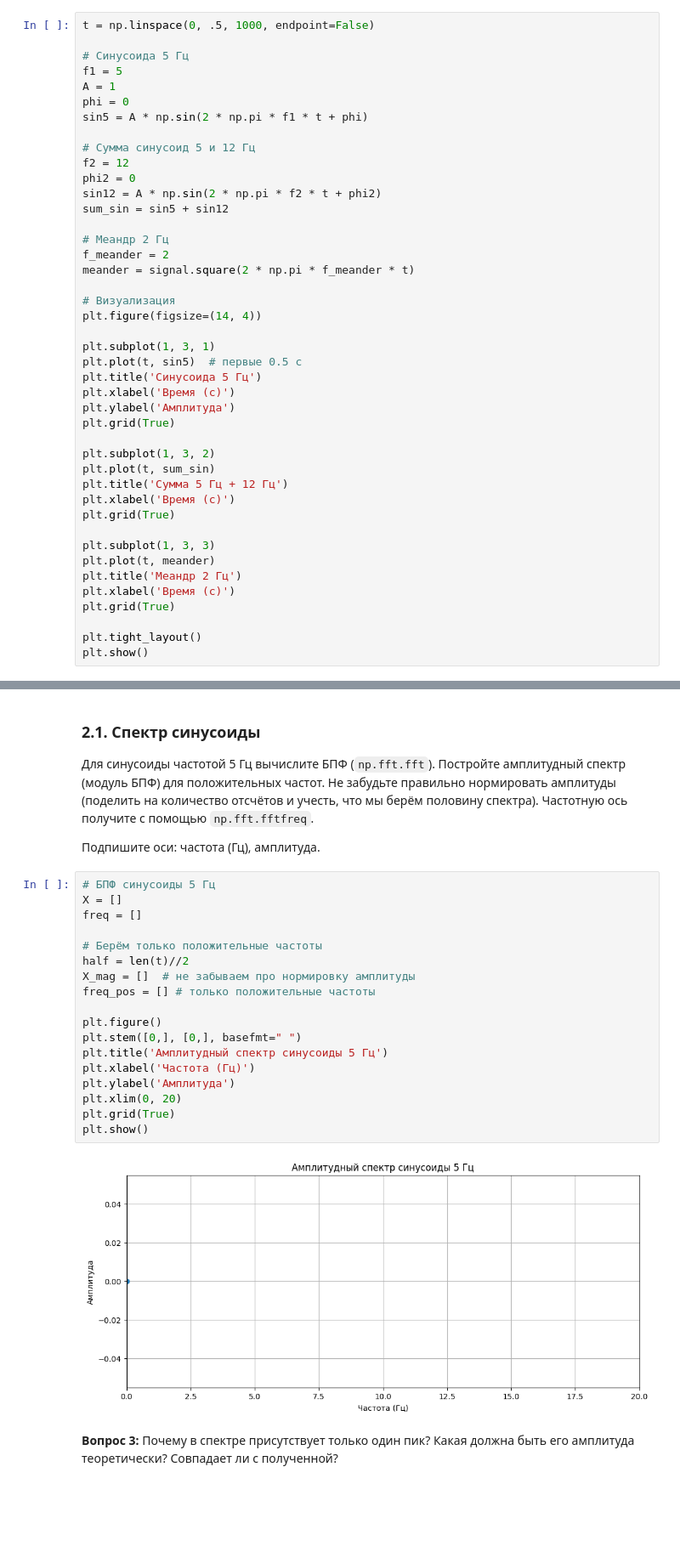
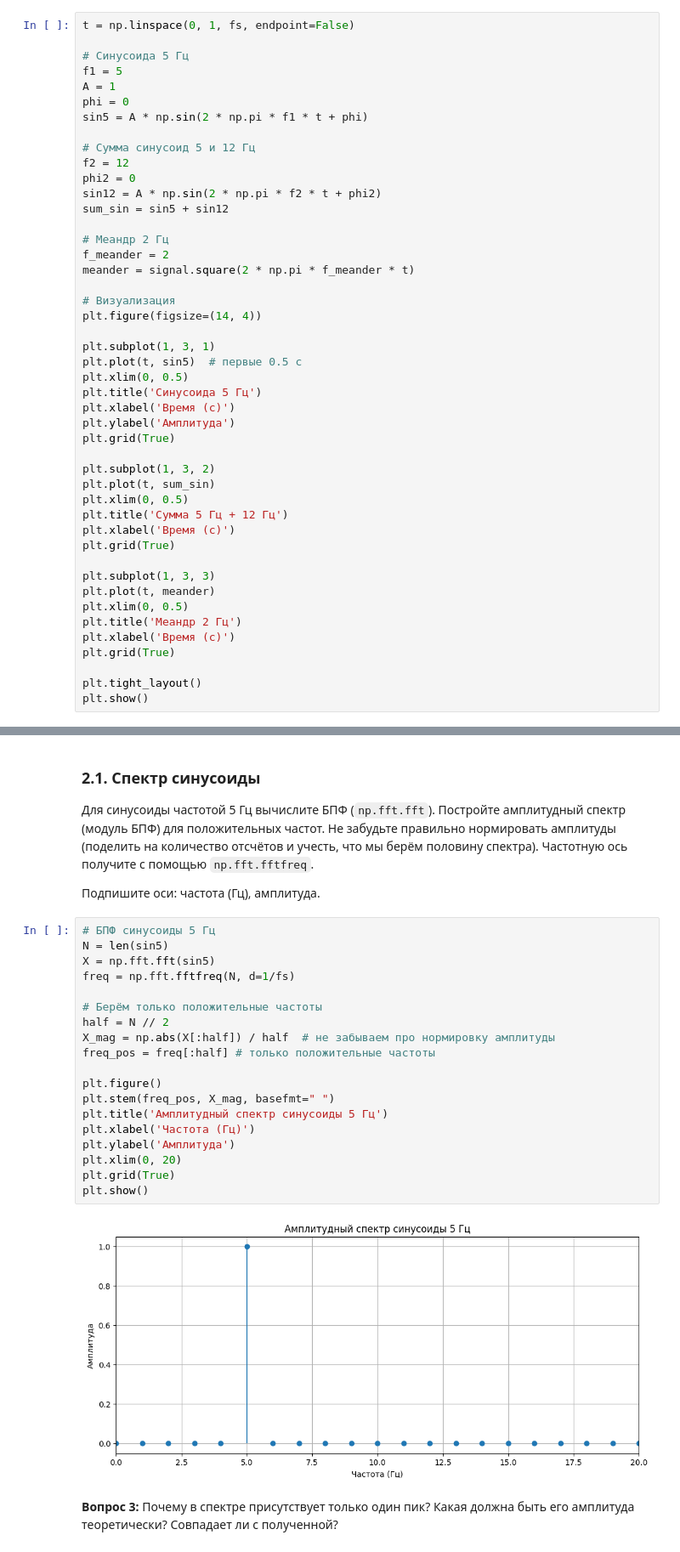
Before and after one commit to korzhimanov/dsp-seminars, a Jupyter notebook: seminars/1.ipynb, the cells around one changed output, grey strips where cells are left out. Shown at 85% size. Saved outputs shown, nothing was run; the diff lists cells and outputs as text; blank space fills up the shorter version.

```diff
--- a/seminars/1.ipynb
+++ b/seminars/1.ipynb
@@ -55,7 +55,7 @@ print(f"Шаг дискретизации (период): {1/fs} с")
 
 Для каждого сигнала постройте график временной зависимости (первые 0.5 секунды).
 # %%
-t = np.linspace(0, .5, 1000, endpoint=False)
+t = np.linspace(0, 1, fs, endpoint=False)
 
 # Синусоида 5 Гц
 f1 = 5
@@ -78,6 +78,7 @@ plt.figure(figsize=(14, 4))
 
 plt.subplot(1, 3, 1)
 plt.plot(t, sin5)  # первые 0.5 с
+plt.xlim(0, 0.5)
 plt.title('Синусоида 5 Гц')
 plt.xlabel('Время (с)')
 plt.ylabel('Амплитуда')
@@ -85,12 +86,14 @@ plt.grid(True)
 
 plt.subplot(1, 3, 2)
 plt.plot(t, sum_sin)
+plt.xlim(0, 0.5)
 plt.title('Сумма 5 Гц + 12 Гц')
 plt.xlabel('Время (с)')
 plt.grid(True)
 
 plt.subplot(1, 3, 3)
 plt.plot(t, meander)
+plt.xlim(0, 0.5)
 plt.title('Меандр 2 Гц')
 plt.xlabel('Время (с)')
 plt.grid(True)
@@ -113,24 +116,25 @@ plt.show()
 Подпишите оси: частота (Гц), амплитуда.
 # %%
 # БПФ синусоиды 5 Гц
-X = []
-freq = []
+N = len(sin5)
+X = np.fft.fft(sin5)
+freq = np.fft.fftfreq(N, d=1/fs)
 
 # Берём только положительные частоты
-half = len(t)//2
-X_mag = []  # не забываем про нормировку амплитуды
-freq_pos = [] # только положительные частоты
+half = N // 2
+X_mag = np.abs(X[:half]) / half  # не забываем про нормировку амплитуды
+freq_pos = freq[:half] # только положительные частоты
 
 plt.figure()
-plt.stem([0,], [0,], basefmt=" ")
+plt.stem(freq_pos, X_mag, basefmt=" ")
 plt.title('Амплитудный спектр синусоиды 5 Гц')
 plt.xlabel('Частота (Гц)')
 plt.ylabel('Амплитуда')
 plt.xlim(0, 20)
 plt.grid(True)
 plt.show()
 # %% [output]
-[figure, old version]
+[figure, new version]
 # %% [markdown]
 **Вопрос 3:** Почему в спектре присутствует только один пик? Какая должна быть его амплитуда теоретически? Совпадает ли с полученной?
 # %% [markdown]
```
Also changed, not shown: parts of 7 cells of this notebook.
